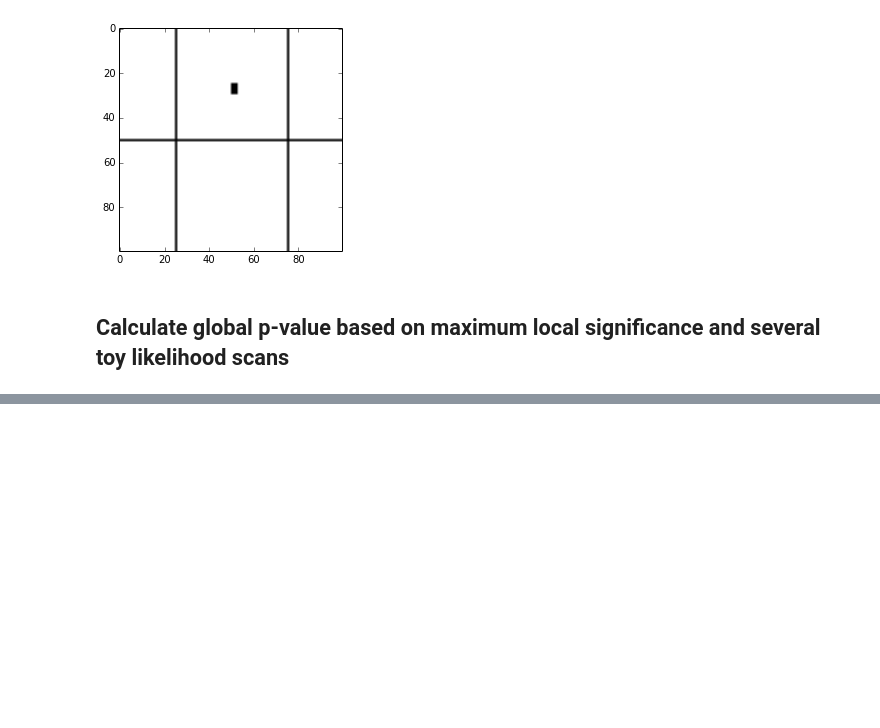
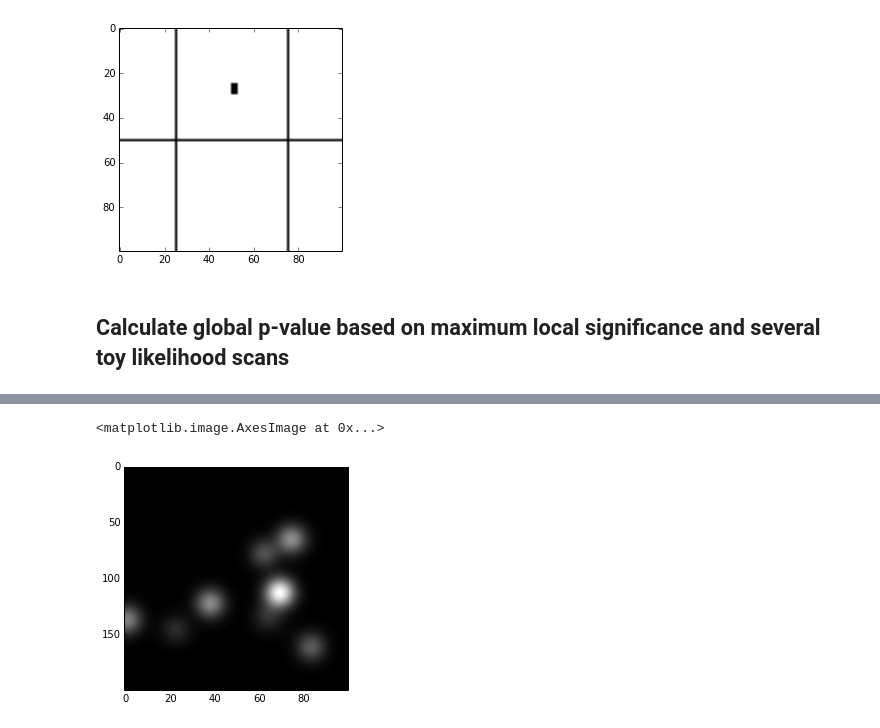
Before and after one commit to cranmer/look-elsewhere-2d, a Jupyter notebook: look-elsewhere-2d.ipynb, the cells around one changed output, grey strips where cells are left out. Cells and saved outputs as stored; diff of their text form; code cells hidden in the pictures; blank space fills up the shorter version.

```diff
--- a/look-elsewhere-2d.ipynb
+++ b/look-elsewhere-2d.ipynb
@@ -286,0 +280,31 @@ global p_value = 0.035005, global significance = 1.811845
+# %%
+def createTestScan(nx=50,ny=100, n_components=10):
+    xarray = np.arange(-1,1,1./nx)
+    yarray = np.arange(-1,1,1./ny)
+    xx,yy = np.meshgrid(xarray,yarray)
+    xmeans = 2*np.random.rand(n_components)-1.
+    ymeans = 2*np.random.rand(n_components)-1.
+    amps = np.random.chisquare(1,n_components)
+    zz = xx*0
+    for i, amp in enumerate(amps):
+        xmean, ymean = xmeans[i], ymeans[i]
+        zz += amp*np.exp(-((xx-xmean)**2+(yy-ymean)**2)/(2.*0.3**4))
+    return xx, yy, zz
+
+def createTestHistograms(nHists=25, nx=50,ny=100, n_components=10, fname='test_hists.root'):
+    f_ = ROOT.TFile(fname,'RECREATE')
+    for i in range(nHists):
+        xx, yy, zz = createTestScan(nx, ny, n_components)
+        hist = ROOT.TH2F('scan_toy_%d' %(i), 'test', nx, np.min(xx), np.max(xx), ny, np.min(yy), np.max(yy))
+        for x, y, z in zip(np.hstack(xx),np.hstack(yy),np.hstack(zz)):
+            hist.Fill(x, y, z)
+        hist.Write()
+    f_.Write()
+    f_.Close()
+# %%
+xx, yy, zz = createTestScan()
+# %%
+plt.imshow(zz,cmap='gray', aspect=1.*xx.shape[1]/xx.shape[0])
+# %% [output]
+<matplotlib.image.AxesImage at 0x...>
+[figure, added]
```
Also changed, not shown: parts of 10 cells of this notebook, 3 other files.
